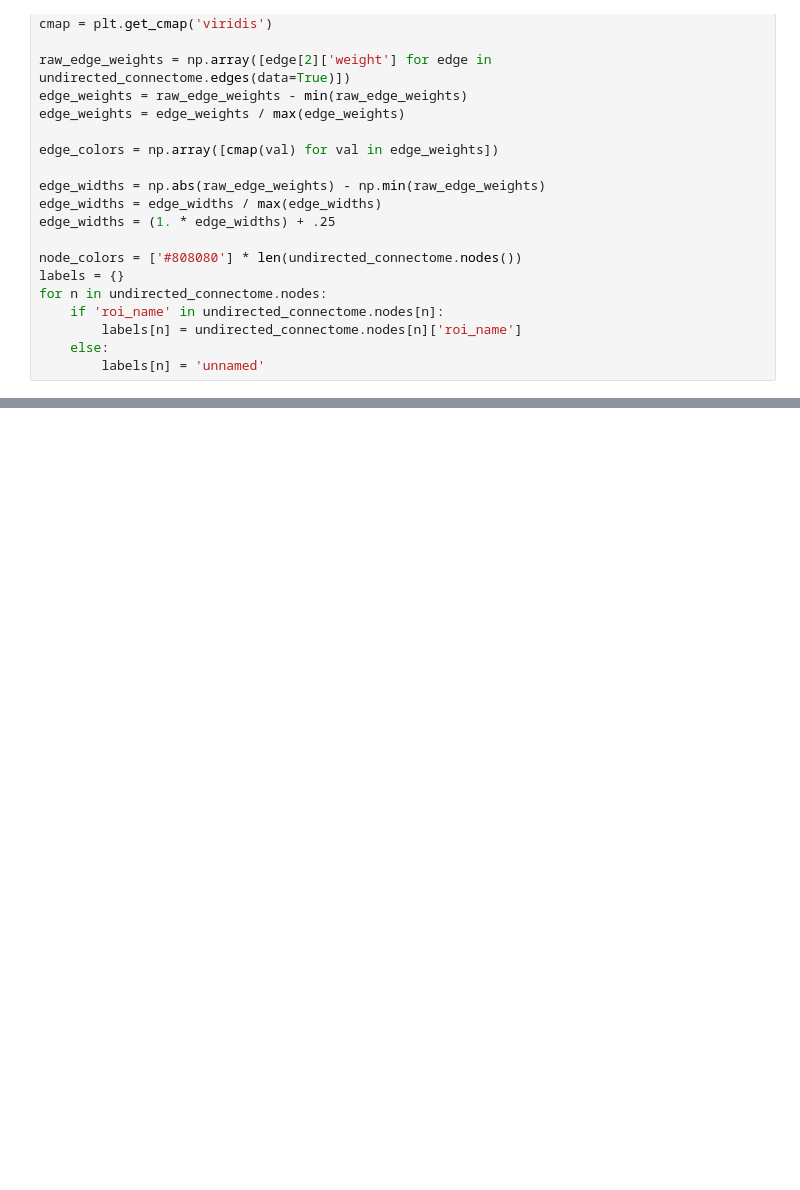
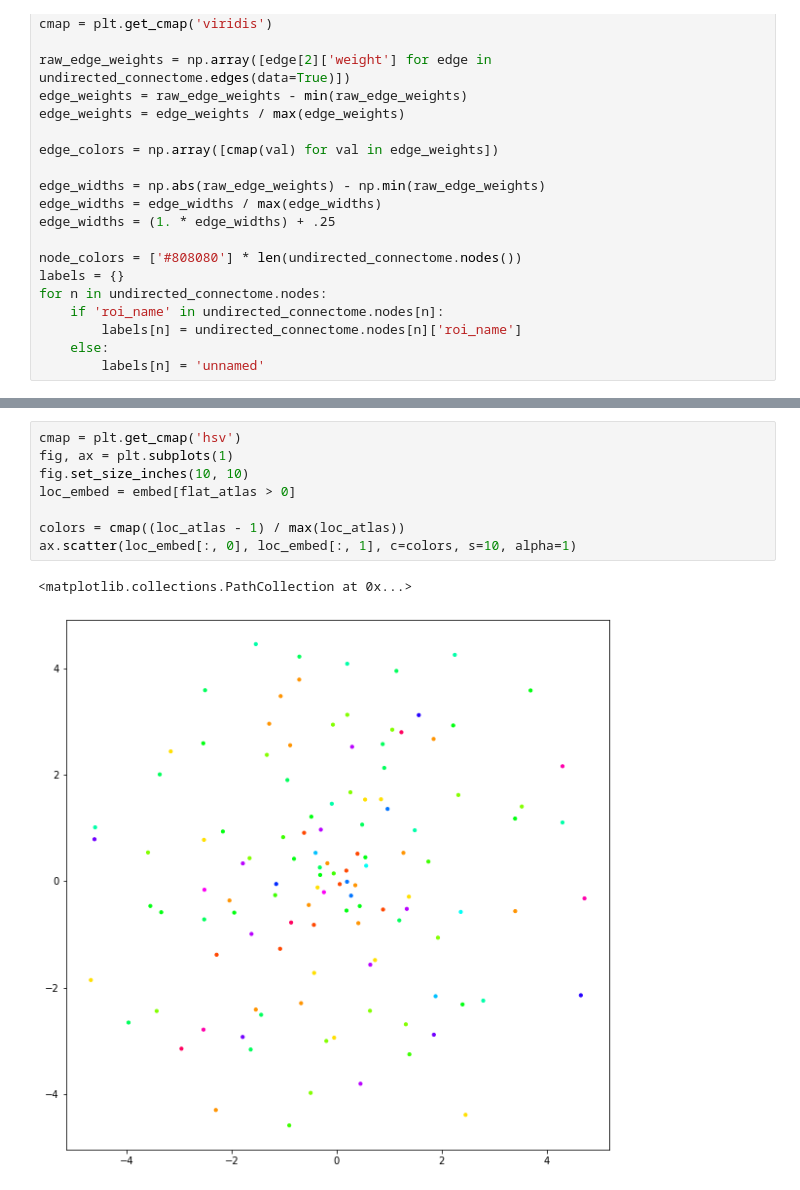
Before and after one commit to spencer-loggia/monkey_fmri, a Jupyter notebook: testing/pca_clust.ipynb, the cells around one changed output, grey strips where cells are left out. Drawn from its saved outputs; the diff is of its cells as text; blank space fills up the shorter version.

```diff
--- a/testing/pca_clust.ipynb
+++ b/testing/pca_clust.ipynb
@@ -306,0 +484,11 @@ plt.show()
+# %%
+cmap = plt.get_cmap('hsv')
+fig, ax = plt.subplots(1)
+fig.set_size_inches(10, 10)
+loc_embed = embed[flat_atlas > 0]
+
+colors = cmap((loc_atlas - 1) / max(loc_atlas))
+ax.scatter(loc_embed[:, 0], loc_embed[:, 1], c=colors, s=10, alpha=1)
+# %% [output]
+<matplotlib.collections.PathCollection at 0x...>
+[figure, added]
```
Also changed, not shown: parts of 39 cells of this notebook.
